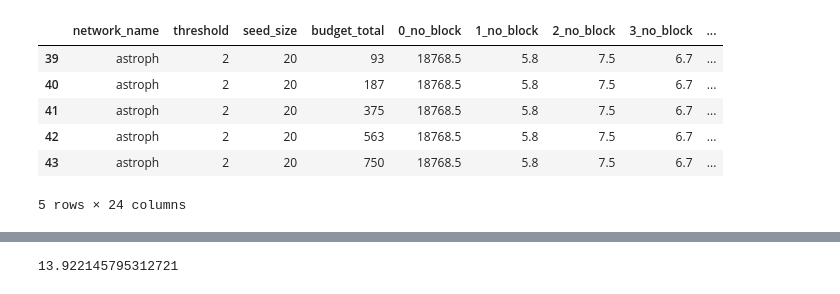
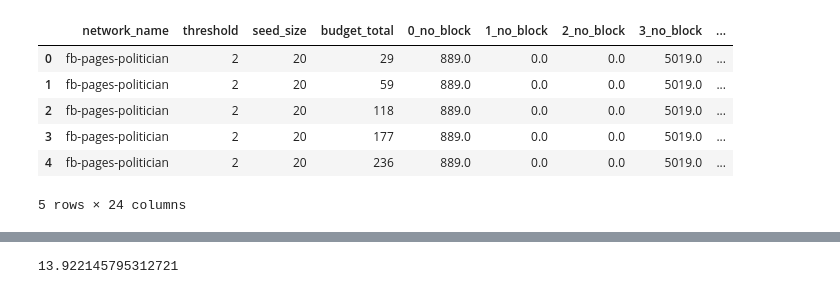
Before and after one commit to hcars/threshold_simulations_refactored, a Jupyter notebook: complex_net_proposal/experiment_results/analysis.ipynb, the cells around one changed output, grey strips where cells are left out. Cells and saved outputs as stored; diff of their text form; code cells hidden in the pictures.

```diff
--- a/complex_net_proposal/experiment_results/analysis.ipynb
+++ b/complex_net_proposal/experiment_results/analysis.ipynb
@@ -7,19 +7,19 @@ from matplotlib.font_manager import FontProperties
 import numpy as np
 # %%
 
-results = pd.read_csv('results.csv', index_col=None)
+results = pd.read_csv('results_ilp.csv', index_col=None)
 for name in ['_no_block', '_cbh', '_degree', '_random']:
     results['total' + name] = sum(results[str(i)+name] for i in range(1, 4)).subtract(20)
 # sns.set()
 results = results[results.seed_size == 20]
 results.head()
 # %% [output]
 |  | network_name | threshold | seed_size | budget_total | 0_no_block | 1_no_block | 2_no_block | 3_no_block | ... |
-| 39 | astroph | 2 | 20 | 93 | 18768.5 | 5.8 | 7.5 | 6.7 | ... |
-| 40 | astroph | 2 | 20 | 187 | 18768.5 | 5.8 | 7.5 | 6.7 | ... |
-| 41 | astroph | 2 | 20 | 375 | 18768.5 | 5.8 | 7.5 | 6.7 | ... |
-| 42 | astroph | 2 | 20 | 563 | 18768.5 | 5.8 | 7.5 | 6.7 | ... |
-| 43 | astroph | 2 | 20 | 750 | 18768.5 | 5.8 | 7.5 | 6.7 | ... |
+| 0 | fb-pages-politician | 2 | 20 | 29 | 889.0 | 0.0 | 0.0 | 5019.0 | ... |
+| 1 | fb-pages-politician | 2 | 20 | 59 | 889.0 | 0.0 | 0.0 | 5019.0 | ... |
+| 2 | fb-pages-politician | 2 | 20 | 118 | 889.0 | 0.0 | 0.0 | 5019.0 | ... |
+| 3 | fb-pages-politician | 2 | 20 | 177 | 889.0 | 0.0 | 0.0 | 5019.0 | ... |
+| 4 | fb-pages-politician | 2 | 20 | 236 | 889.0 | 0.0 | 0.0 | 5019.0 | ... |
 5 rows × 24 columns
 # %%
 for i in range(results.shape[0]):
```
Also changed, not shown: parts of 1 cell of this notebook, 5 other files.
